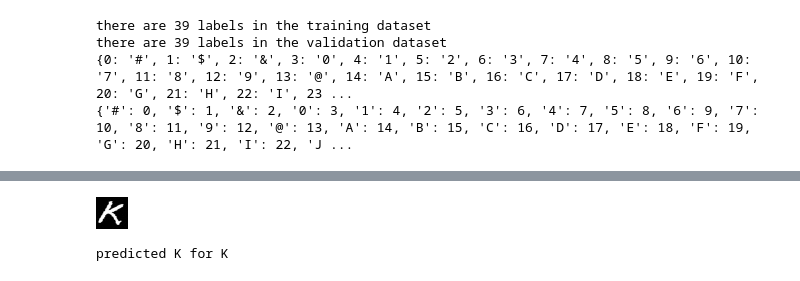
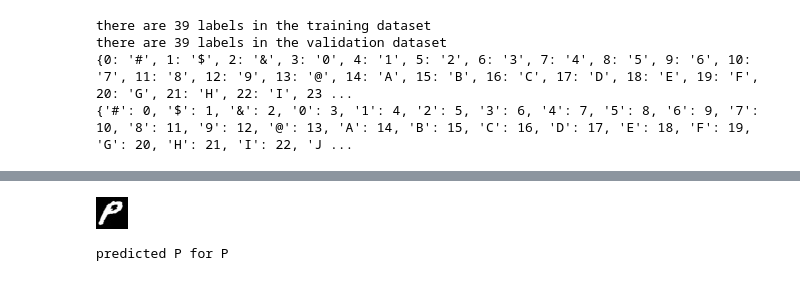
Before and after one commit to CharFox1/CompVisProj, a Jupyter notebook: model.ipynb, the cells around one changed output, grey strips where cells are left out. Saved outputs shown, nothing was run; the diff lists cells and outputs as text; code cells hidden in the pictures.

```diff
--- a/model.ipynb
+++ b/model.ipynb
@@ -297,0 +303,4 @@ Done!
+# %%
+batch_size = 10
+dataset = handwrittenCharsDataset(X=conv_val_data, classToNum=invertedLabelDict)
+val_dl = DataLoader(dataset, batch_size, shuffle=True, pin_memory=True)
@@ -298,15 +345,15 @@ Done!
 # %%
-testItem, testLabel = next(iter(train_dl))
+testItem, testLabel = next(iter(val_dl))
 
 testItem = testItem[0].unsqueeze(0).to(device)
 testLabel = labelDict[testLabel[0].item()]
 
 output = convModel(testItem)
 # some funny business to get image from tensor to see if guess is reasonable
 image = testItem[0].cpu().numpy()[0] * 255
 cv2_imshow(image)
 y_pred = labelDict[output.argmax(1).item()]
 print("predicted", y_pred, "for", testLabel)
 # %% [output]
-[figure, old version]
+[figure, new version]
-predicted K for K
+predicted P for P
```
Also changed, not shown: parts of 16 cells of this notebook.
